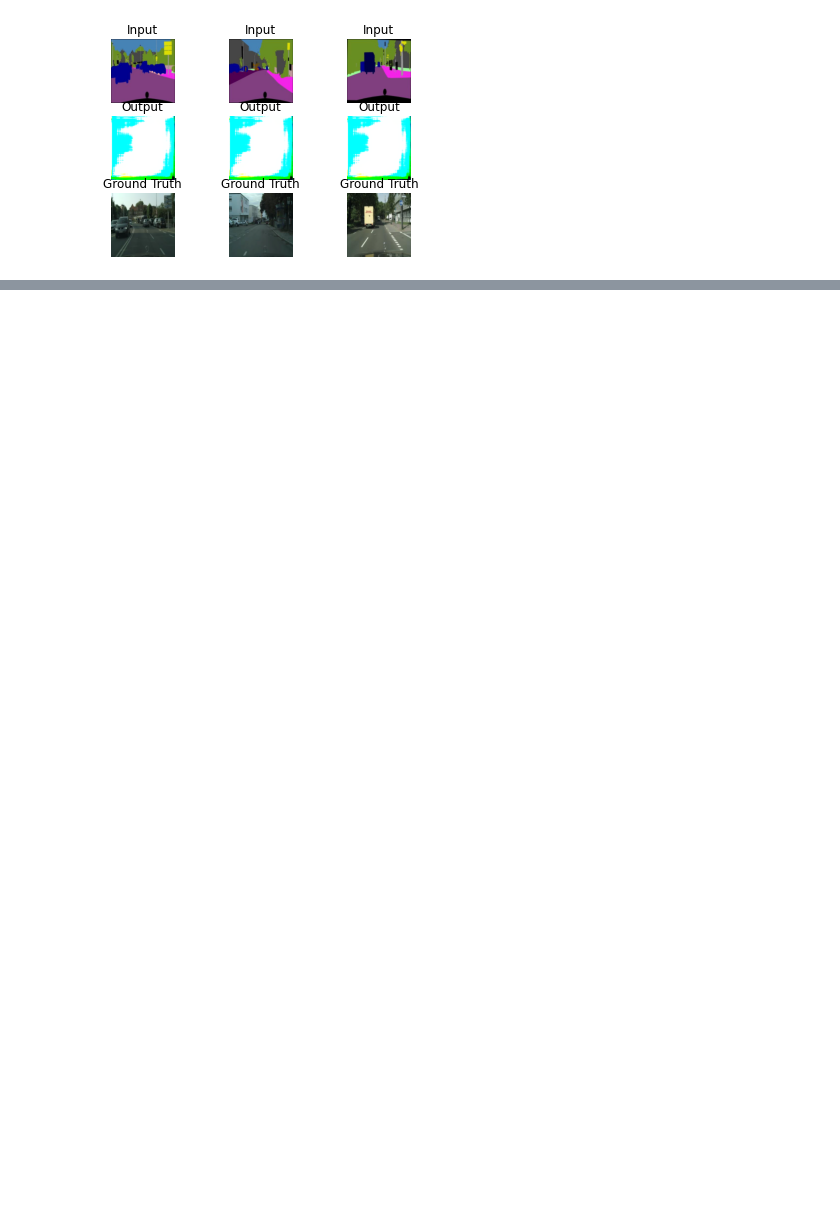
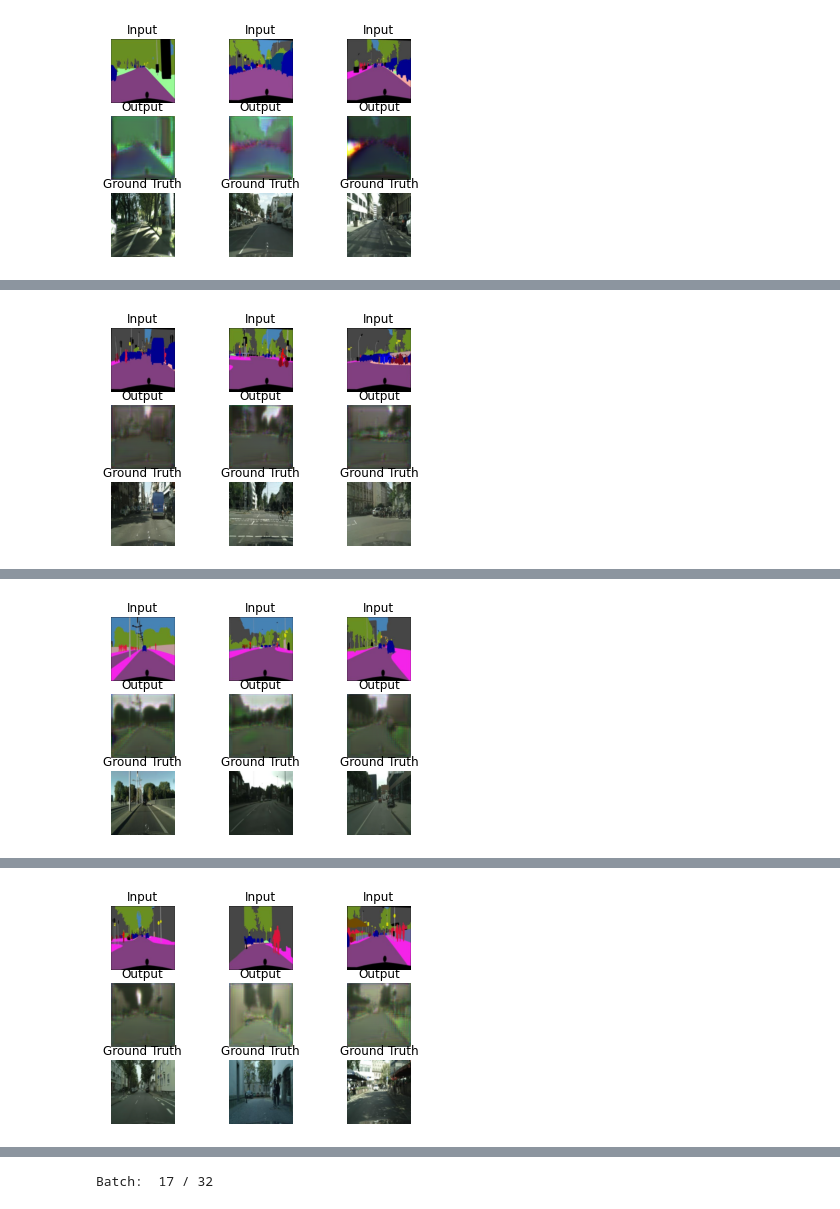
Before and after one commit to HariharanGopinath/data-augmentation-using-generative-adversarial-networks, a Jupyter notebook: Handwritten Digits Generator With a GAN/Main_notebook.ipynb, the cells around one changed output, grey strips where cells are left out. Drawn from its saved outputs; the diff is of its cells as text; code cells hidden in the pictures; blank space fills up the shorter version.

Commit message:
FIXED IMAGE PROBLEM!!

```diff
--- a/Handwritten Digits Generator With a GAN/Main_notebook.ipynb
+++ b/Handwritten Digits Generator With a GAN/Main_notebook.ipynb
@@ -6,6 +6,8 @@ from glob import glob
 import numpy as np
 import tensorflow as tf
 import matplotlib.pyplot as plt
+from matplotlib.colors import LogNorm
+
 from skimage import transform
 from keras.layers import Input, Dense, Reshape, Flatten, Dropout, Concatenate
 from keras.layers import BatchNormalization, Activation, ZeroPadding2D
@@ -48,8 +50,7 @@ def load_data(dataset_name, batch_size=1, is_val=False):
         else:
             img_A, img_B = img[:, :_w, :], img[:, _w:, :]
 
-#         plt.imshow(img_A)
-#         plt.imshow(img_B)
+
 
         # decreasing the resolution
         img_A = transform.resize(img_A, img_res)  # Ground Truth image
@@ -63,8 +64,12 @@ def load_data(dataset_name, batch_size=1, is_val=False):
         imgs_A.append(img_A)
         imgs_B.append(img_B)
 
-    imgs_A = np.array(imgs_A) / 127.5 - 1.  # normalizing the images
-    imgs_B = np.array(imgs_B) / 127.5 - 1.
+#     imgs_A = np.array(imgs_A) / 127.5 - 1.  # normalizing the images
+#     imgs_B = np.array(imgs_B) / 127.5 - 1.
+
+
+    imgs_A = (imgs_A)/np.max(imgs_A) - 1
+    imgs_B = (imgs_B)/np.max(imgs_B) - 1
 
     return imgs_A, imgs_B
 
@@ -98,8 +103,11 @@ def load_batch(dataset_name, batch_size=1, is_val=False):
             imgs_B.append(img_B)
 
         # normalizing the images
-        imgs_A = np.array(imgs_A) / 127.5 - 1.
-        imgs_B = np.array(imgs_B) / 127.5 - 1.
+#         imgs_A = np.array(imgs_A) / 127.5 - 1.
+#         imgs_B = np.array(imgs_B) / 127.5 - 1.
+
+        imgs_A = (imgs_A)/np.max(imgs_A) - 1
+        imgs_B = (imgs_B)/np.max(imgs_B) - 1
 
         yield imgs_A, imgs_B
 
@@ -286,7 +294,7 @@ def train(dataset_name, epochs, batch_size=1, show_interval=10):
             show_images(dataset_name, epoch, batch_i)
 
 
-train("cityscapes", epochs=5, batch_size=32, show_interval=1)
+train("cityscapes", epochs=10, batch_size=32, show_interval=1)
 # %% [output]
 C:\Users\moose\OneDrive\Documents\GitHub\Data-Augmentation-Using-Generative-Adversarial-Networks\Handwritten Digits Generator With a GAN
 ['cityscapes']
@@ -294 +302 @@ C:\Users\moose\OneDrive\Documents\GitHub\Data-Augmentation-Using-Generative-Adve
-[figure, old version]
+[figure, new version]
@@ -295,0 +304 @@ Batch:  1 / 32
+[figure, added]
@@ -295,0 +306 @@ Batch:  1 / 32
+[figure, added]
@@ -295,0 +308 @@ Batch:  1 / 32
+[figure, added]
@@ -296 +311,2 @@ Batch:  1 / 32
+Batch:  17 / 32
 # %%
```
Also changed, not shown: parts of 2 cells of this notebook.
